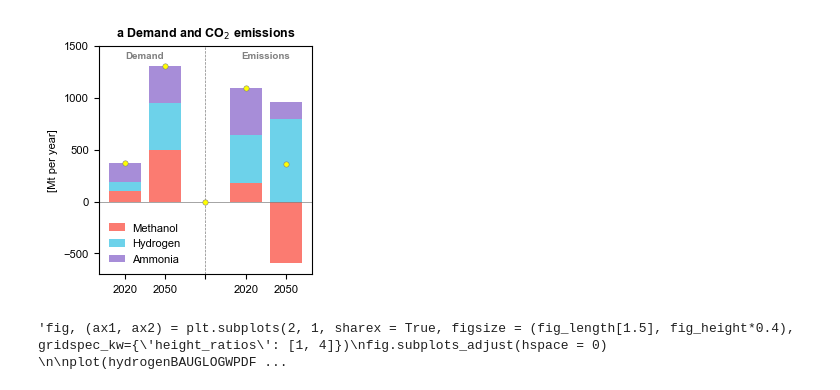
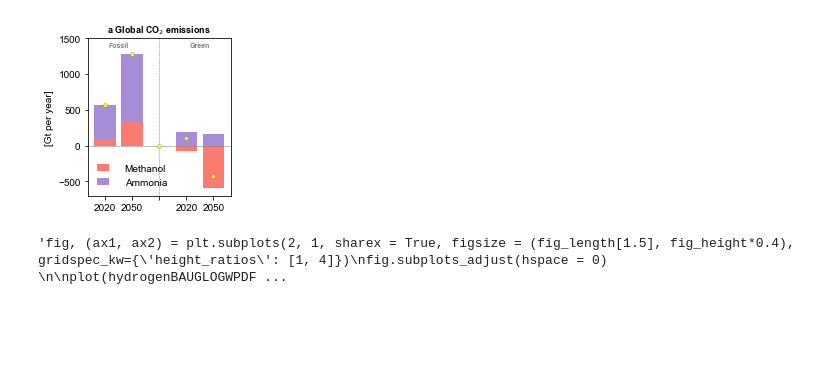
Before and after one commit to abhix2704/Prospective-LCA, a Jupyter notebook: Code/GWPPlots.ipynb, the cells around one changed output. Cells and saved outputs as stored; diff of their text form; code cells hidden in the pictures; blank space fills up the shorter version.

Commit message:
main figure 1;

```diff
--- a/Code/GWPPlots.ipynb
+++ b/Code/GWPPlots.ipynb
@@ -26,38 +26,40 @@ plt.rcParams['axes.unicode_minus'] = True
 # %%
 fig, ax = plt.subplots(1, 1, figsize = (fig_length[2]/2.5, fig_height*0.3))
 
 df_demand = pd.read_excel(os.path.join('..', 'Results', 'Chemical industry emissions.xlsx'), sheet_name = 'Figure 1')
 df_demand_new = pd.DataFrame()
 
 df_demand_new = df_demand[~(df_demand['Chemical'] == 'Emissions 2050 low') & ~(df_demand['Chemical'] == 'Emissions 2050 high')]
-colors = ['#fb7b71','#6dd2ea','#a78dd8', '#a78dd8']
+colors = ['#fb7b71', '#a78dd8', '#a78dd8']
 df_demand_new.plot(kind = 'bar', stacked = True, ax = ax, color = colors, width = 0.8)
 # for container in ax.containers:
 #     ax.bar_label(container, fmt = '%d', label_type = 'center', fontsize = 6)
-ax.set_ylabel('[Mt per year]')
+ax.set_ylabel('[Gt per year]')
 ax.axhline(y = 0, linestyle = '-', color = '#808080', linewidth = 0.5)
 ax.axvline(x = 2, linestyle = '--', color = '#808080', linewidth = 0.5)
 
 legend = plt.legend(frameon = False, handletextpad = 0.1, ncol = 1, fontsize=8)
 for i in range(0, len(legend.legend_handles)):
     legend.legend_handles[i].set_width(12)
 
 ax.set_ylim([-700, 1500])
-plt.text(0.5, 1375, 'Demand', fontweight = 'bold', color = '#808080', fontsize = 7, ha = 'center')
-plt.text(3.5, 1375, 'Emissions', fontweight = 'bold', color = '#808080', fontsize = 7, ha = 'center')
+plt.text(0.5, 1375, 'Fossil', fontweight = 'bold', color = '#808080', fontsize = 7, ha = 'center')
+plt.text(3.5, 1375, 'Green', fontweight = 'bold', color = '#808080', fontsize = 7, ha = 'center')
 xPts = ax.get_xticks()
 ax.scatter(xPts, df_demand_new.sum(axis = 1), facecolor = 'yellow', edgecolors = '#808080', s = 15, linewidths = 0.4, zorder = 5)
 ax.set_xticklabels(['2020', '2050', '', '2020', '2050'], rotation = 0, ha = 'center')
 ax.yaxis.set_major_locator(MaxNLocator(nbins = 5))
-ax.set_title('a Demand and CO$_\mathrm{2}$ emissions', fontweight = 'bold', fontsize = fontsize_title)
+ax.set_title('a Global CO$_\mathrm{2}$ emissions', fontweight = 'bold', fontsize = fontsize_title)
+legend = ax.legend(loc = 'lower left', frameon = False)
+for i in range(0, len(legend.legend_handles)):
+    legend.legend_handles[i].set_width(12)
 
-
-plotPathPNG = os.path.join('..', 'Plots', 'Phase 2', 'GWP', 'Demand and emissions.png')
-plotPathSVG = os.path.join('..', 'Plots', 'Phase 2', 'GWP', 'Demand and emissions.svg')
-plt.savefig(plotPathPNG, dpi = 600, format = 'png', bbox_inches = 'tight', facecolor = 'w')
-plt.savefig(plotPathSVG, dpi = 600, format = 'svg', bbox_inches = 'tight', facecolor = 'w')
+# plotPathPNG = os.path.join('..', 'Plots', 'Phase 2', 'GWP', 'Demand and emissions.png')
+# plotPathSVG = os.path.join('..', 'Plots', 'Phase 2', 'GWP', 'Demand and emissions.svg')
+# plt.savefig(plotPathPNG, dpi = 600, format = 'png', bbox_inches = 'tight', facecolor = 'w')
+# plt.savefig(plotPathSVG, dpi = 600, format = 'svg', bbox_inches = 'tight', facecolor = 'w')
 # %% [output]
-[figure, old version]
+[figure, new version]
 # %%
 subdirectories = ['Hydrogen', 'Carbon dioxide', 'Ammonia', 'Methanol']
 GWPFilePaths = [os.path.join('..', 'Results', 'Phase 2', subdir, f'{subdir.lower()} climate change results.xlsx') for subdir in subdirectories]
```
Also changed, not shown: 8 other files.
